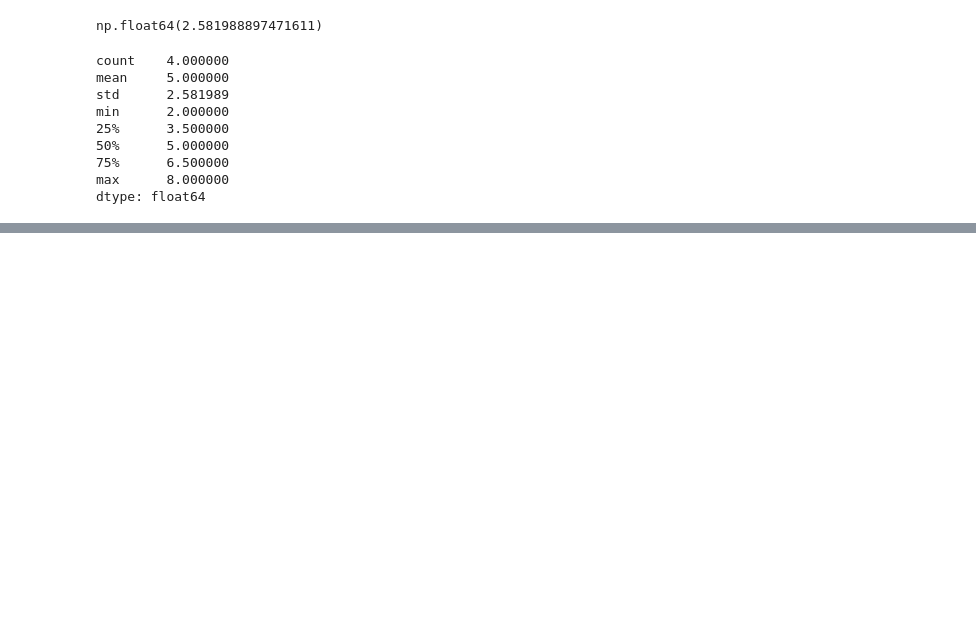
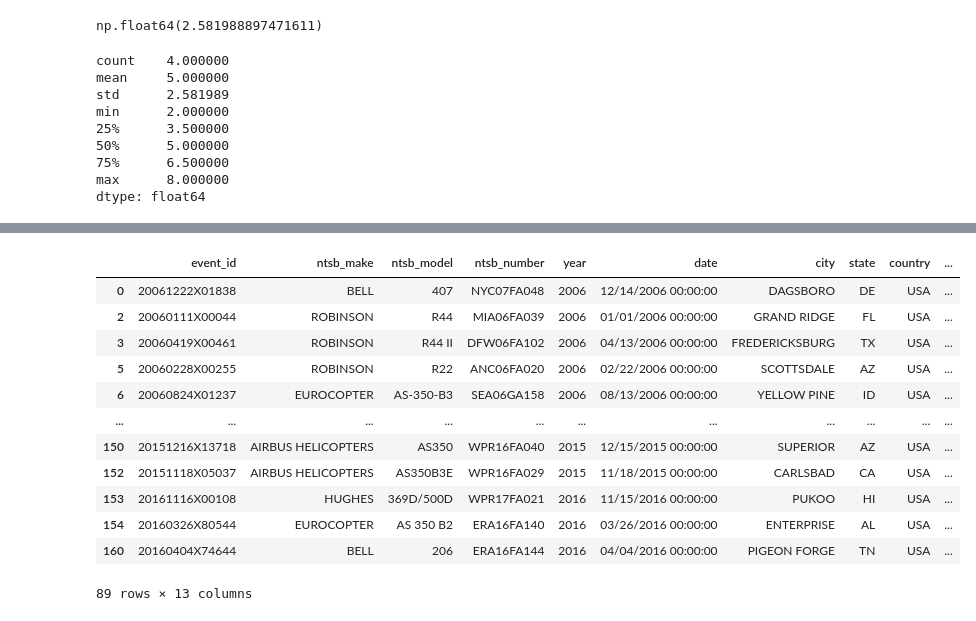
Before and after one commit to katbeard/first-python-notebook, a Jupyter notebook: first_python_nb.ipynb, the cells around one changed output, grey strips where cells are left out. Cells and saved outputs as stored; diff of their text form; code cells hidden in the pictures; blank space fills up the shorter version.

```diff
--- a/first_python_nb.ipynb
+++ b/first_python_nb.ipynb
@@ -87,0 +451,16 @@ pd.read_csv("https://raw.githubusercontent.com/palewire/first-python-notebook/ma
+# %%
+accident_list[accident_list["total_fatalities"] > 1]
+# %% [output]
+|  | event_id | ntsb_make | ntsb_model | ntsb_number | year | date | city | state | country | ... |
+| 0 | 20061222X01838 | BELL | 407 | NYC07FA048 | 2006 | 12/14/2006 00:00:00 | DAGSBORO | DE | USA | ... |
+| 2 | 20060111X00044 | ROBINSON | R44 | MIA06FA039 | 2006 | 01/01/2006 00:00:00 | GRAND RIDGE | FL | USA | ... |
+| 3 | 20060419X00461 | ROBINSON | R44 II | DFW06FA102 | 2006 | 04/13/2006 00:00:00 | FREDERICKSBURG | TX | USA | ... |
+| 5 | 20060228X00255 | ROBINSON | R22 | ANC06FA020 | 2006 | 02/22/2006 00:00:00 | SCOTTSDALE | AZ | USA | ... |
+| 6 | 20060824X01237 | EUROCOPTER | AS-350-B3 | SEA06GA158 | 2006 | 08/13/2006 00:00:00 | YELLOW PINE | ID | USA | ... |
+| ... | ... | ... | ... | ... | ... | ... | ... | ... | ... | ... |
+| 150 | 20151216X13718 | AIRBUS HELICOPTERS | AS350 | WPR16FA040 | 2015 | 12/15/2015 00:00:00 | SUPERIOR | AZ | USA | ... |
+| 152 | 20151118X05037 | AIRBUS HELICOPTERS | AS350B3E | WPR16FA029 | 2015 | 11/18/2015 00:00:00 | CARLSBAD | CA | USA | ... |
+| 153 | 20161116X00108 | HUGHES | 369D/500D | WPR17FA021 | 2016 | 11/15/2016 00:00:00 | PUKOO | HI | USA | ... |
+| 154 | 20160326X80544 | EUROCOPTER | AS 350 B2 | ERA16FA140 | 2016 | 03/26/2016 00:00:00 | ENTERPRISE | AL | USA | ... |
+| 160 | 20160404X74644 | BELL | 206 | ERA16FA144 | 2016 | 04/04/2016 00:00:00 | PIGEON FORGE | TN | USA | ... |
+89 rows × 13 columns
```
Also changed, not shown: parts of 63 cells of this notebook, 1 other file.
